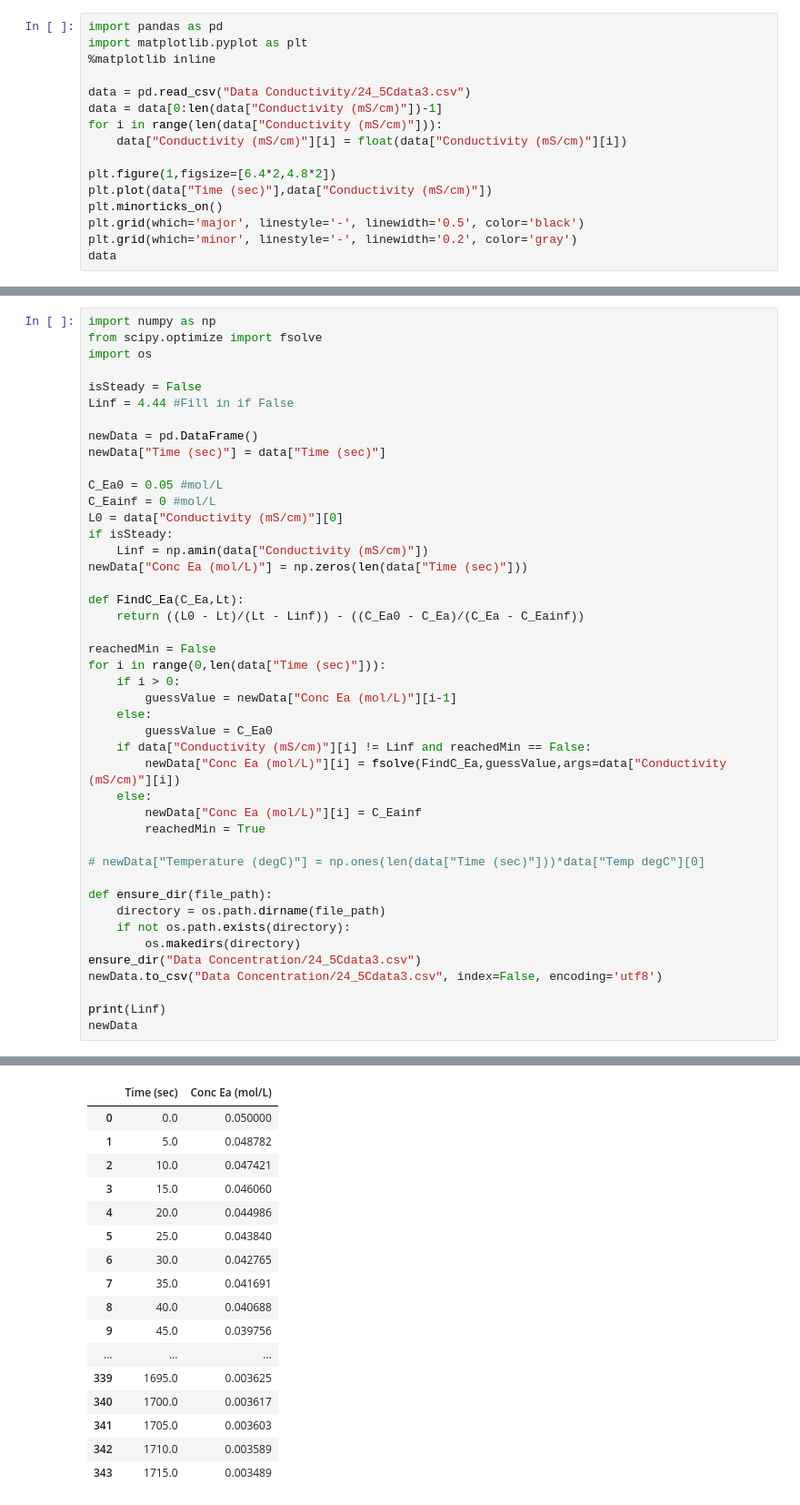
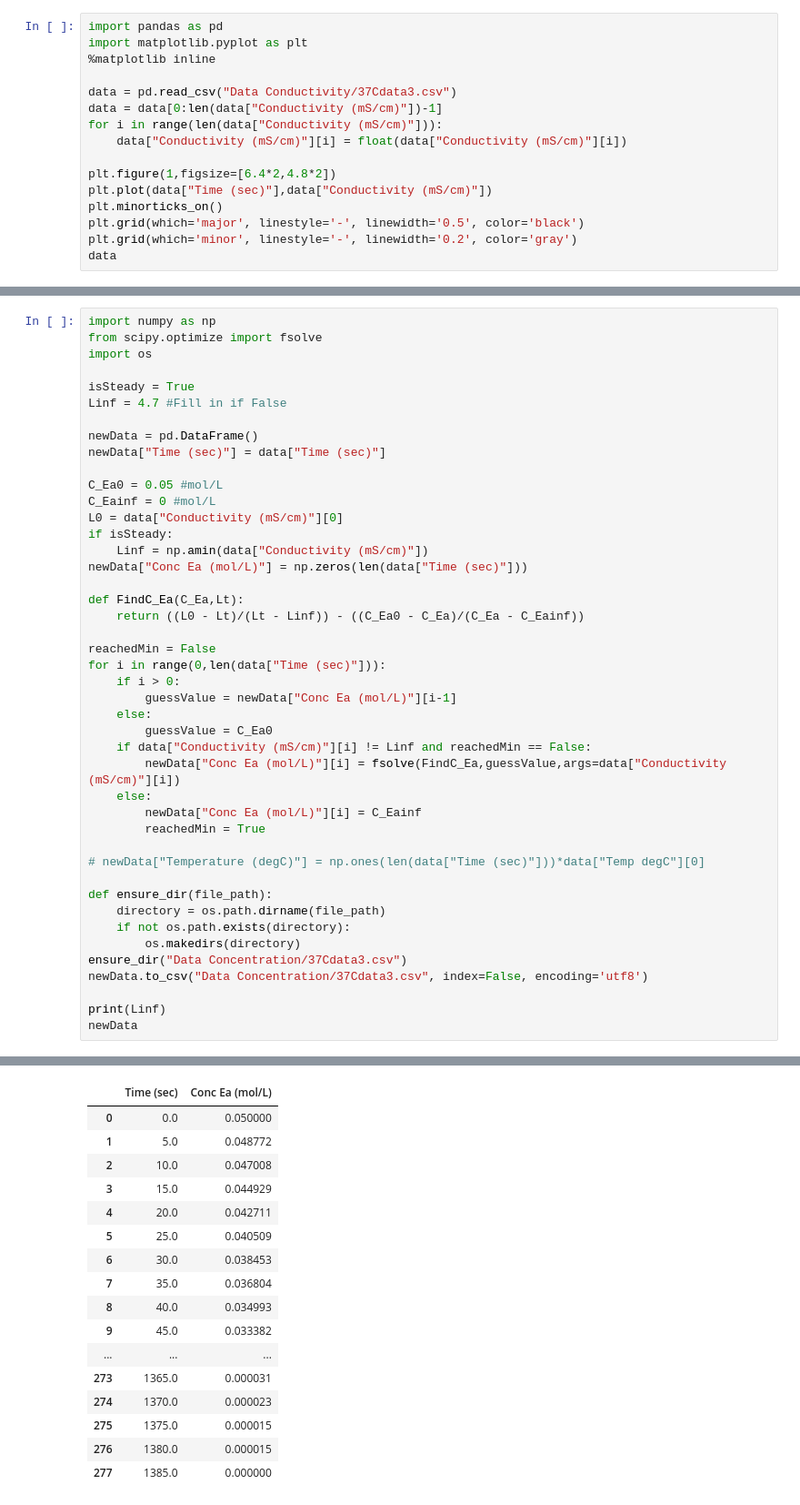
Before and after one commit to Nachreld/EthylAcetate, a Jupyter notebook: Conductivity to Concentration.ipynb, the cells around one changed output, grey strips where cells are left out. Shown at 91% size. Saved outputs shown, nothing was run; the diff lists cells and outputs as text.

```diff
--- a/Conductivity to Concentration.ipynb
+++ b/Conductivity to Concentration.ipynb
@@ -3,7 +3,7 @@ import pandas as pd
 import matplotlib.pyplot as plt
 %matplotlib inline
 
-data = pd.read_csv("Data Conductivity/24_5Cdata3.csv")
+data = pd.read_csv("Data Conductivity/37Cdata3.csv")
 data = data[0:len(data["Conductivity (mS/cm)"])-1]
 for i in range(len(data["Conductivity (mS/cm)"])):
     data["Conductivity (mS/cm)"][i] = float(data["Conductivity (mS/cm)"][i])
@@ -39,8 +39,8 @@ import numpy as np
 from scipy.optimize import fsolve
 import os
 
-isSteady = False
-Linf = 4.44 #Fill in if False
+isSteady = True
+Linf = 4.7 #Fill in if False
 
 newData = pd.DataFrame()
 newData["Time (sec)"] = data["Time (sec)"]
@@ -73,8 +73,8 @@ def ensure_dir(file_path):
     directory = os.path.dirname(file_path)
     if not os.path.exists(directory):
         os.makedirs(directory)
-ensure_dir("Data Concentration/24_5Cdata3.csv")
-newData.to_csv("Data Concentration/24_5Cdata3.csv", index=False, encoding='utf8')
+ensure_dir("Data Concentration/37Cdata3.csv")
+newData.to_csv("Data Concentration/37Cdata3.csv", index=False, encoding='utf8')
 
 print(Linf)
 newData
@@ -83,17 +83,17 @@ newData
 |  | Time (sec) | Conc Ea (mol/L) |
 | 0 | 0.0 | 0.050000 |
-| 1 | 5.0 | 0.048782 |
-| 2 | 10.0 | 0.047421 |
-| 3 | 15.0 | 0.046060 |
-| 4 | 20.0 | 0.044986 |
-| 5 | 25.0 | 0.043840 |
-| 6 | 30.0 | 0.042765 |
-| 7 | 35.0 | 0.041691 |
-| 8 | 40.0 | 0.040688 |
-| 9 | 45.0 | 0.039756 |
+| 1 | 5.0 | 0.048772 |
+| 2 | 10.0 | 0.047008 |
+| 3 | 15.0 | 0.044929 |
+| 4 | 20.0 | 0.042711 |
+| 5 | 25.0 | 0.040509 |
+| 6 | 30.0 | 0.038453 |
+| 7 | 35.0 | 0.036804 |
+| 8 | 40.0 | 0.034993 |
+| 9 | 45.0 | 0.033382 |
 | ... | ... | ... |
-| 339 | 1695.0 | 0.003625 |
-| 340 | 1700.0 | 0.003617 |
-| 341 | 1705.0 | 0.003603 |
-| 342 | 1710.0 | 0.003589 |
-| 343 | 1715.0 | 0.003489 |
+| 273 | 1365.0 | 0.000031 |
+| 274 | 1370.0 | 0.000023 |
+| 275 | 1375.0 | 0.000015 |
+| 276 | 1380.0 | 0.000015 |
+| 277 | 1385.0 | 0.000000 |
```
Also changed, not shown: parts of 2 cells of this notebook, 7 other files.
